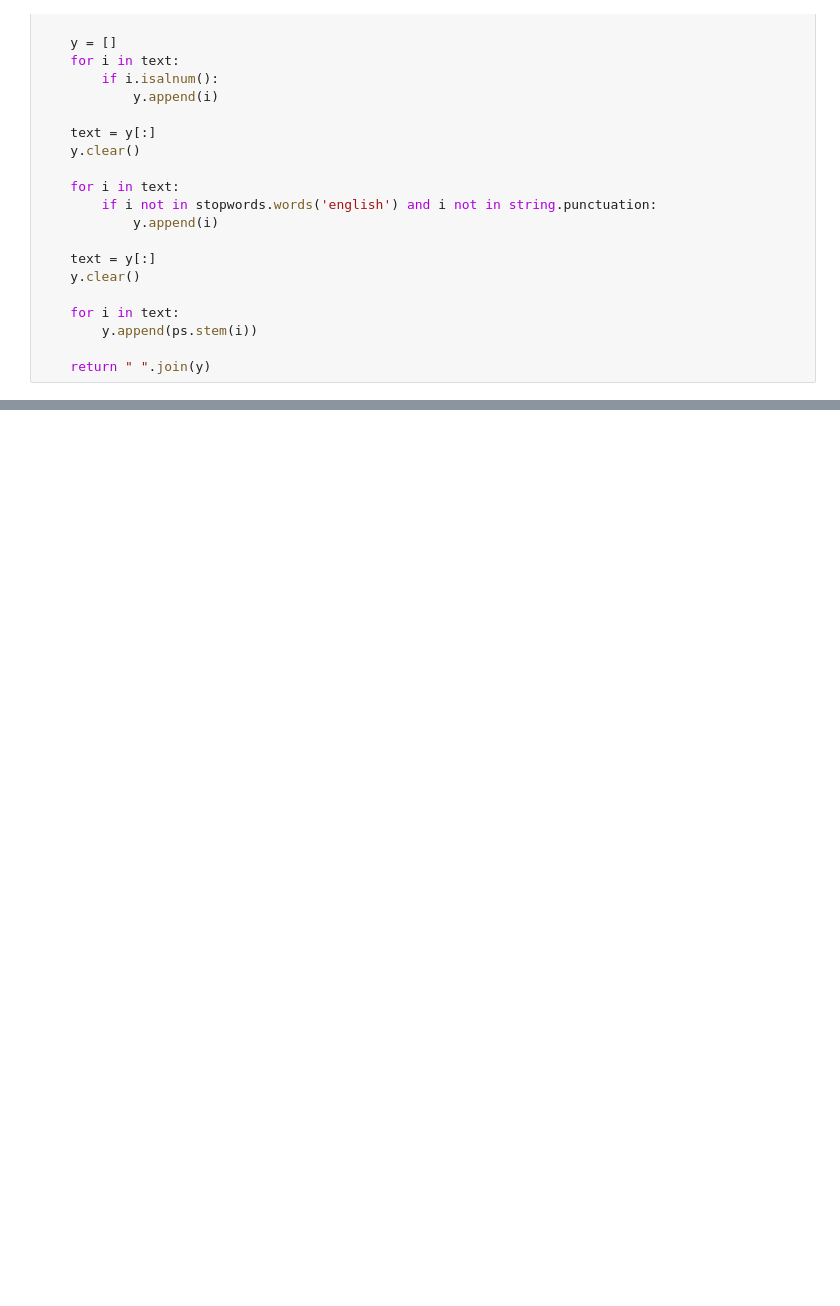
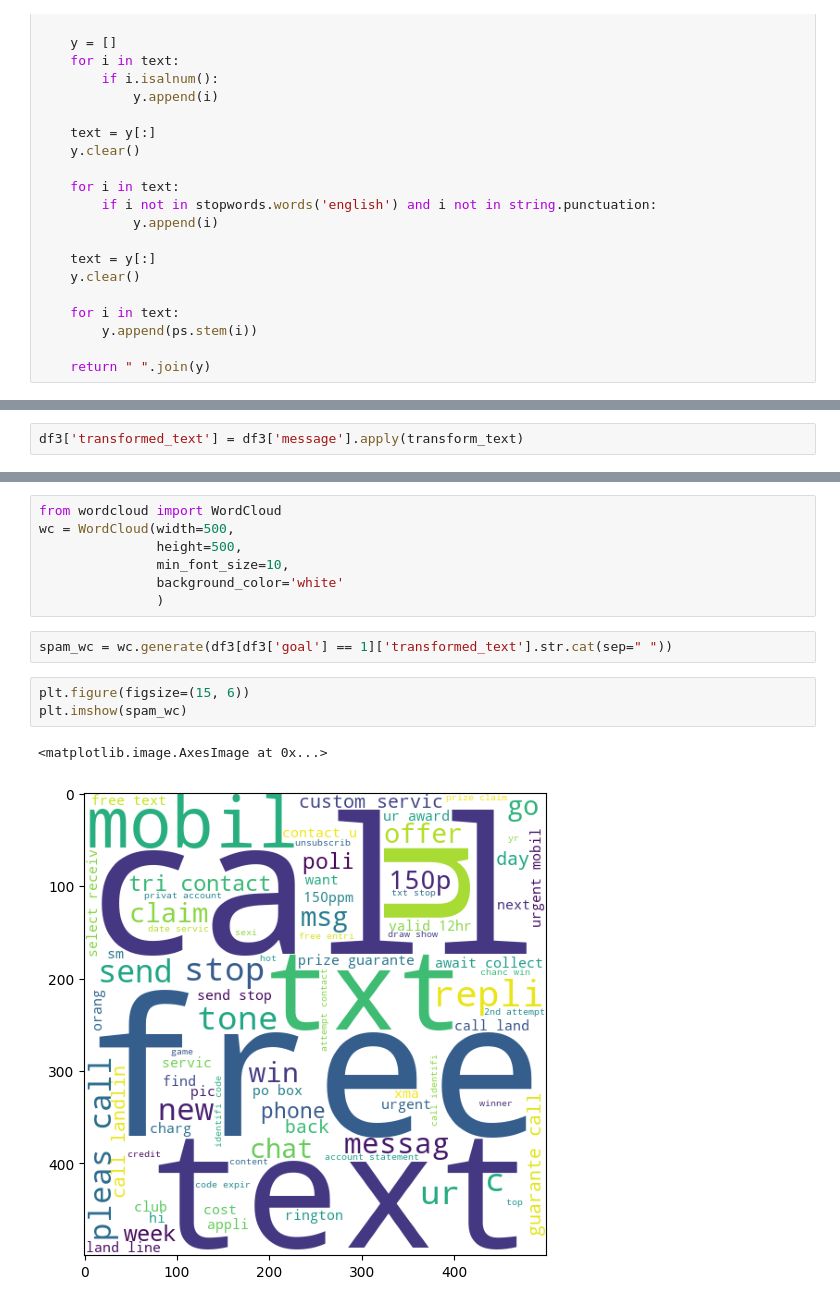
Before and after one commit to ABINAN2011/spam_detection, a Jupyter notebook: model/spam_train.ipynb, the cells around one changed output, grey strips where cells are left out. Cells and saved outputs as stored; diff of their text form; blank space fills up the shorter version.

Commit message:
word frequency analysis

```diff
--- a/model/spam_train.ipynb
+++ b/model/spam_train.ipynb
@@ -322,0 +337,2 @@ LookupError:
+# %%
+df3['transformed_text'] = df3['message'].apply(transform_text)
@@ -322,0 +354,15 @@ LookupError:
+# %%
+from wordcloud import WordCloud
+wc = WordCloud(width=500,
+               height=500,
+               min_font_size=10,
+               background_color='white'
+               )
+# %%
+spam_wc = wc.generate(df3[df3['goal'] == 1]['transformed_text'].str.cat(sep=" "))
+# %%
+plt.figure(figsize=(15, 6))
+plt.imshow(spam_wc)
+# %% [output]
+<matplotlib.image.AxesImage at 0x...>
+[figure, added]
```
Also changed, not shown: parts of 14 cells of this notebook, 1 other file.
